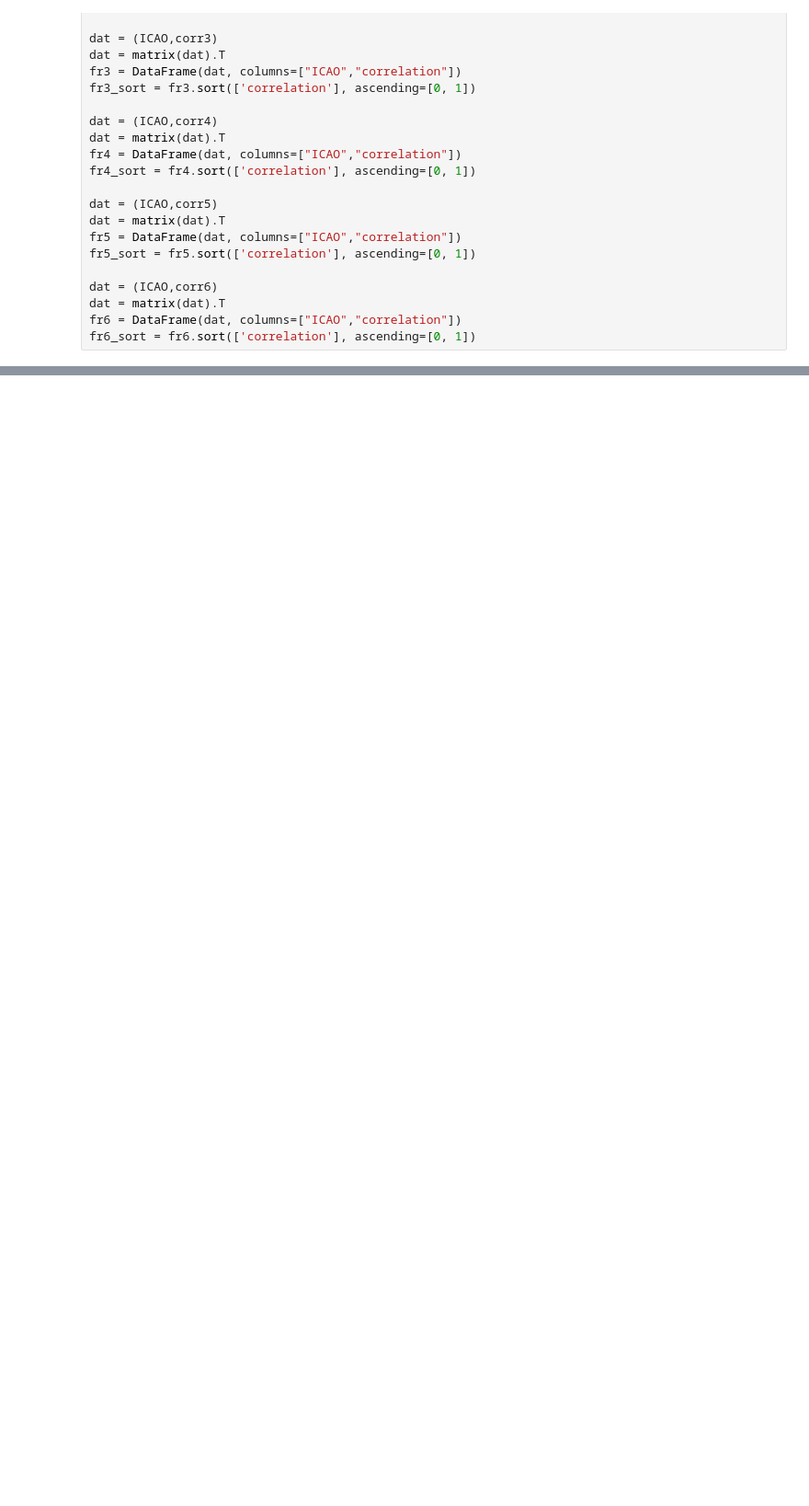
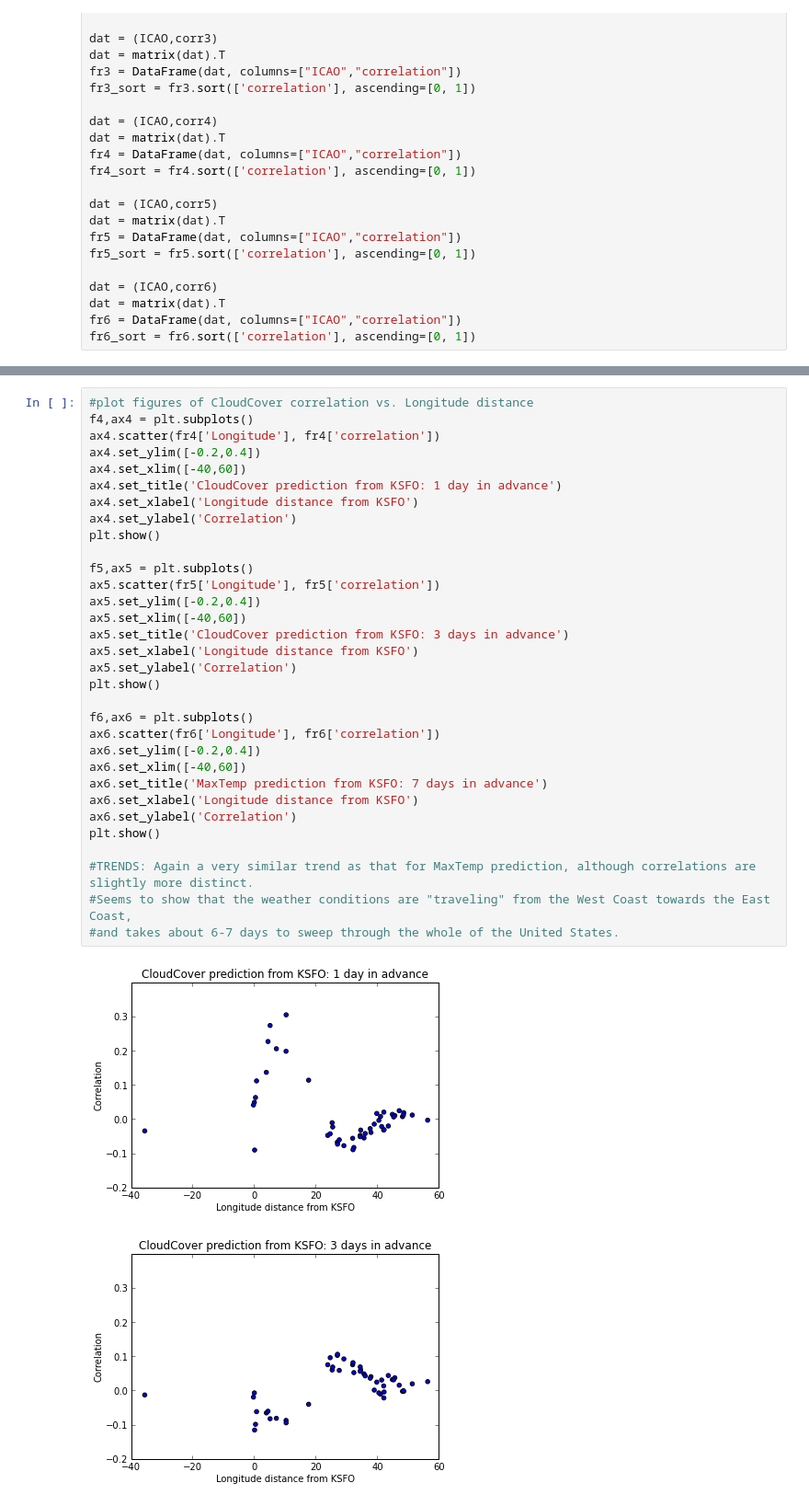
Before and after one commit to autumnshores/AY250_PythonClass, a Jupyter notebook: homework6/Homework 6.ipynb, the cells around one changed output, grey strips where cells are left out. Shown at 92% size. Drawn from its saved outputs; the diff is of its cells as text; blank space fills up the shorter version.

```diff
--- a/homework6/Homework 6.ipynb
+++ b/homework6/Homework 6.ipynb
@@ -401,0 +517,35 @@ fr6_sort = fr6.sort(['correlation'], ascending=[0, 1])
+# %%
+#plot figures of CloudCover correlation vs. Longitude distance
+f4,ax4 = plt.subplots()
+ax4.scatter(fr4['Longitude'], fr4['correlation'])
+ax4.set_ylim([-0.2,0.4])
+ax4.set_xlim([-40,60])
+ax4.set_title('CloudCover prediction from KSFO: 1 day in advance')
+ax4.set_xlabel('Longitude distance from KSFO')
+ax4.set_ylabel('Correlation')
+plt.show()
+
+f5,ax5 = plt.subplots()
+ax5.scatter(fr5['Longitude'], fr5['correlation'])
+ax5.set_ylim([-0.2,0.4])
+ax5.set_xlim([-40,60])
+ax5.set_title('CloudCover prediction from KSFO: 3 days in advance')
+ax5.set_xlabel('Longitude distance from KSFO')
+ax5.set_ylabel('Correlation')
+plt.show()
+
+f6,ax6 = plt.subplots()
+ax6.scatter(fr6['Longitude'], fr6['correlation'])
+ax6.set_ylim([-0.2,0.4])
+ax6.set_xlim([-40,60])
+ax6.set_title('MaxTemp prediction from KSFO: 7 days in advance')
+ax6.set_xlabel('Longitude distance from KSFO')
+ax6.set_ylabel('Correlation')
+plt.show()
+
+#TRENDS: Again a very similar trend as that for MaxTemp prediction, although correlations are slightly more distinct.
+#Seems to show that the weather conditions are "traveling" from the West Coast towards the East Coast,
+#and takes about 6-7 days to sweep through the whole of the United States.
+# %% [output]
+[figure, added]
+[figure, added]
```
Also changed, not shown: parts of 12 cells of this notebook.
